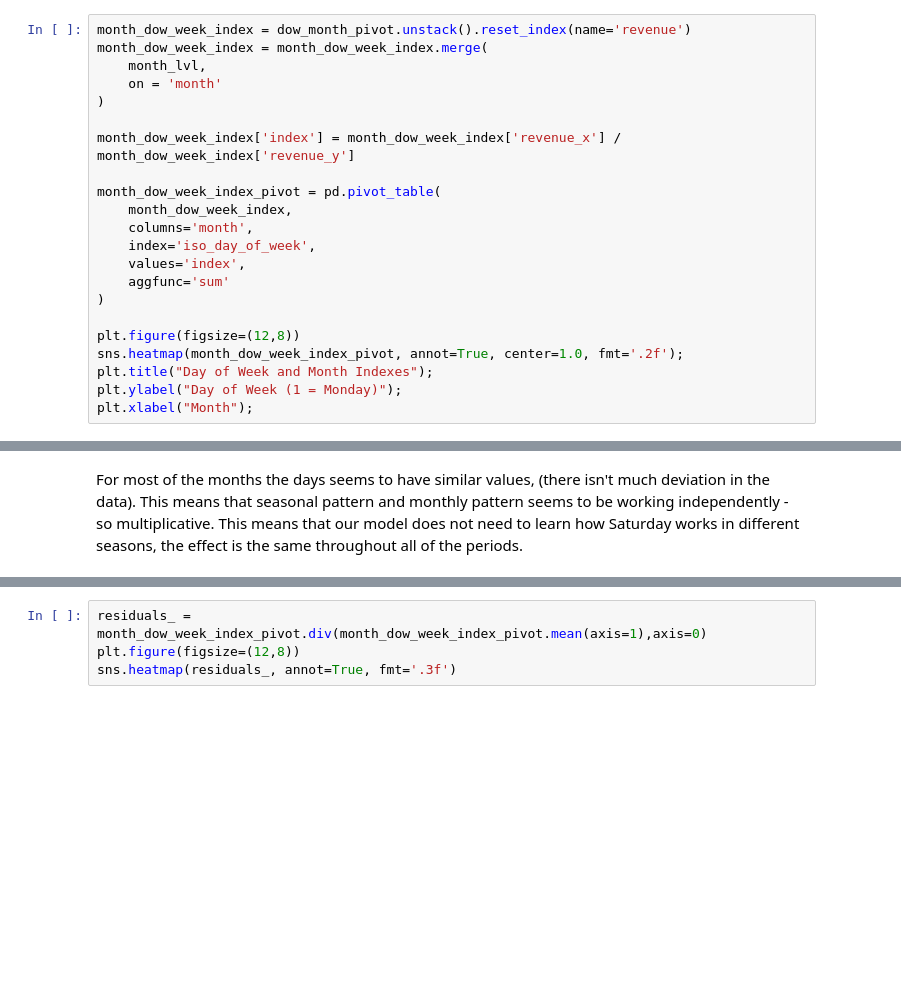
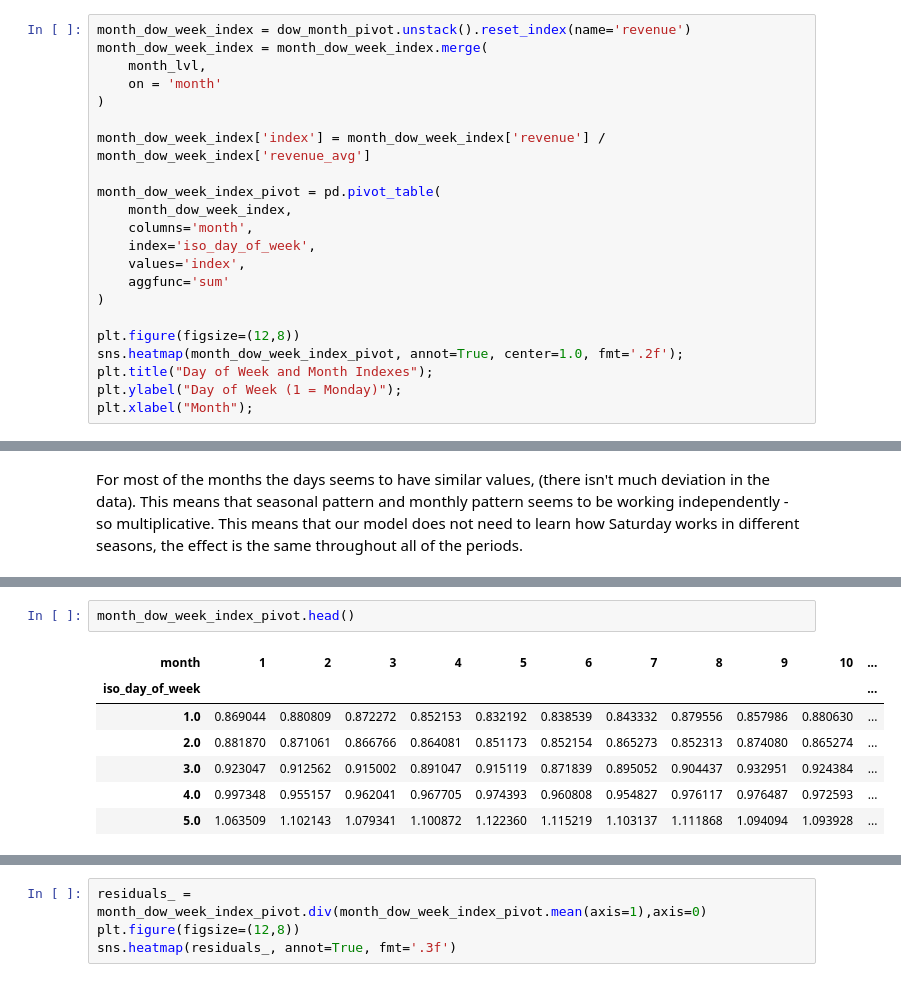
Before and after one commit to Grzegosh/sku_prediction, a Jupyter notebook: EDA.ipynb, the cells around one changed output, grey strips where cells are left out. Saved outputs shown, nothing was run; the diff lists cells and outputs as text; blank space fills up the shorter version.

```diff
--- a/EDA.ipynb
+++ b/EDA.ipynb
@@ -368,7 +368,7 @@ month_dow_week_index = month_dow_week_index.merge(
     on = 'month'
 )
 
-month_dow_week_index['index'] = month_dow_week_index['revenue_x'] / month_dow_week_index['revenue_y']
+month_dow_week_index['index'] = month_dow_week_index['revenue'] / month_dow_week_index['revenue_avg']
 
 month_dow_week_index_pivot = pd.pivot_table(
     month_dow_week_index,
@@ -389,0 +402,10 @@ For most of the months the days seems to have similar values, (there isn't much
+# %%
+month_dow_week_index_pivot.head()
+# %% [output]
+| month | 1 | 2 | 3 | 4 | 5 | 6 | 7 | 8 | 9 | 10 | ... |
+| iso_day_of_week |  |  |  |  |  |  |  |  |  |  | ... |
+| 1.0 | 0.869044 | 0.880809 | 0.872272 | 0.852153 | 0.832192 | 0.838539 | 0.843332 | 0.879556 | 0.857986 | 0.880630 | ... |
+| 2.0 | 0.881870 | 0.871061 | 0.866766 | 0.864081 | 0.851173 | 0.852154 | 0.865273 | 0.852313 | 0.874080 | 0.865274 | ... |
+| 3.0 | 0.923047 | 0.912562 | 0.915002 | 0.891047 | 0.915119 | 0.871839 | 0.895052 | 0.904437 | 0.932951 | 0.924384 | ... |
+| 4.0 | 0.997348 | 0.955157 | 0.962041 | 0.967705 | 0.974393 | 0.960808 | 0.954827 | 0.976117 | 0.976487 | 0.972593 | ... |
+| 5.0 | 1.063509 | 1.102143 | 1.079341 | 1.100872 | 1.122360 | 1.115219 | 1.103137 | 1.111868 | 1.094094 | 1.093928 | ... |
```
Also changed, not shown: parts of 10 cells of this notebook, 1 other file.
